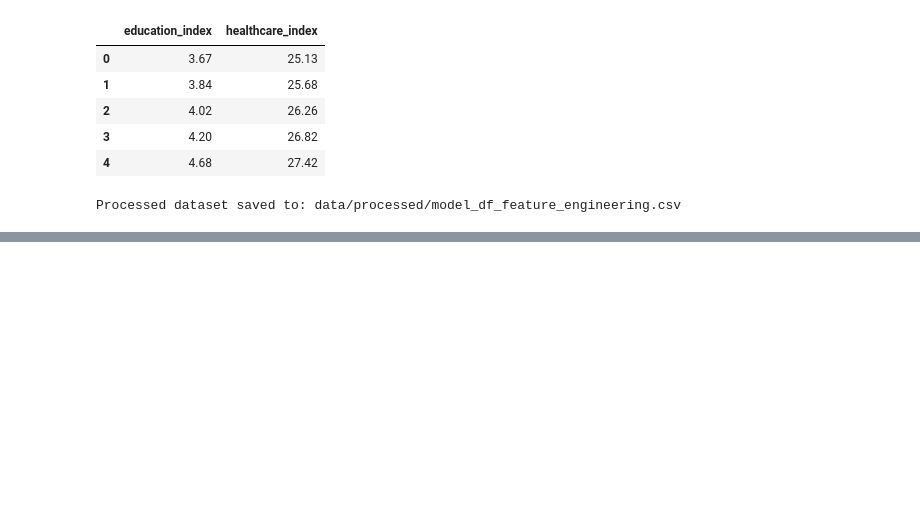
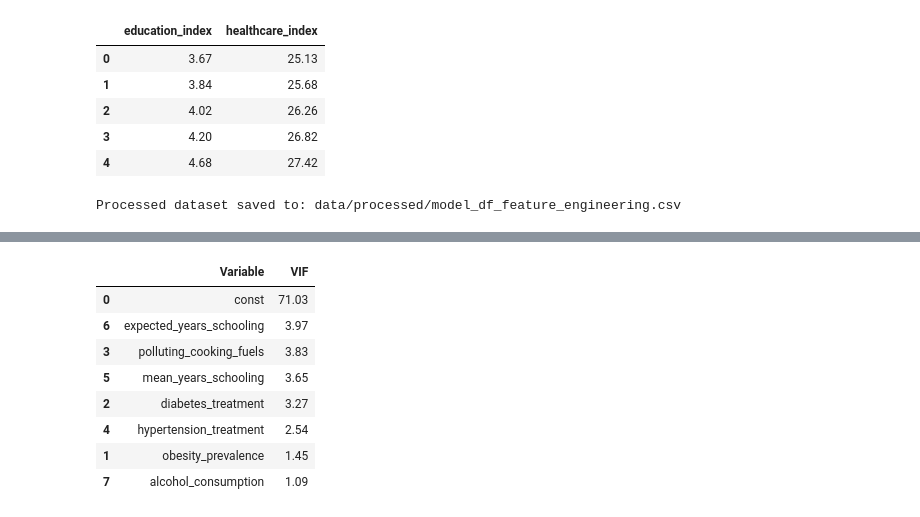
Before and after one commit to ananda-pires/who_life_expectancy_prediction, a Jupyter notebook: notebooks/life_expectancy.ipynb, the cells around one changed output, grey strips where cells are left out. Cells and saved outputs as stored; diff of their text form; code cells hidden in the pictures; blank space fills up the shorter version.

```diff
--- a/notebooks/life_expectancy.ipynb
+++ b/notebooks/life_expectancy.ipynb
@@ -1451,0 +1415,15 @@ Processed dataset saved to: data/processed/model_df_feature_engineering.csv
+# %%
+from sklearn.model_selection import train_test_split
+
+X = model_df.drop(columns=[TARGET])
+y = model_df[TARGET]
+
+X_train, X_test, y_train, y_test = train_test_split(
+    X,
+    y,
+    test_size=0.20,
+    random_state=42
+)
+
+print(f"Training set: {X_train.shape}")
+print(f"Testing set : {X_test.shape}")
@@ -1451,0 +1446,28 @@ Processed dataset saved to: data/processed/model_df_feature_engineering.csv
+# %%
+from statsmodels.stats.outliers_influence import variance_inflation_factor
+import statsmodels.api as sm
+
+X_vif = sm.add_constant(X_train)
+
+vif = pd.DataFrame({
+    "Variable": X_vif.columns,
+    "VIF": [
+        variance_inflation_factor(
+            X_vif.values,
+            i
+        )
+        for i in range(X_vif.shape[1])
+    ]
+})
+
+display(vif.sort_values("VIF", ascending=False))
+# %% [output]
+|  | Variable | VIF |
+| 0 | const | 71.03 |
+| 6 | expected_years_schooling | 3.97 |
+| 3 | polluting_cooking_fuels | 3.83 |
+| 5 | mean_years_schooling | 3.65 |
+| 2 | diabetes_treatment | 3.27 |
+| 4 | hypertension_treatment | 2.54 |
+| 1 | obesity_prevalence | 1.45 |
+| 7 | alcohol_consumption | 1.09 |
```
Also changed, not shown: parts of 40 cells of this notebook, 3 other files.
